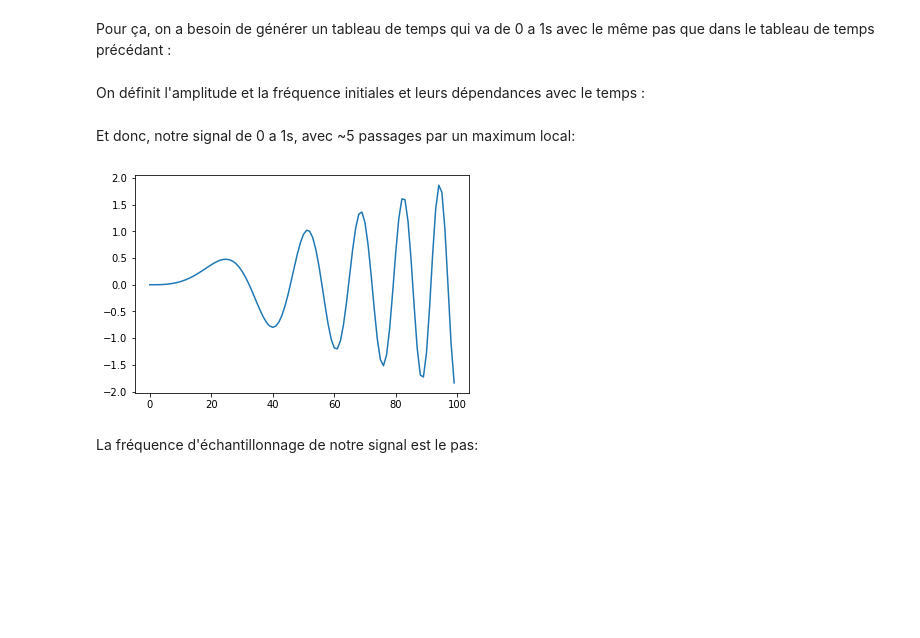
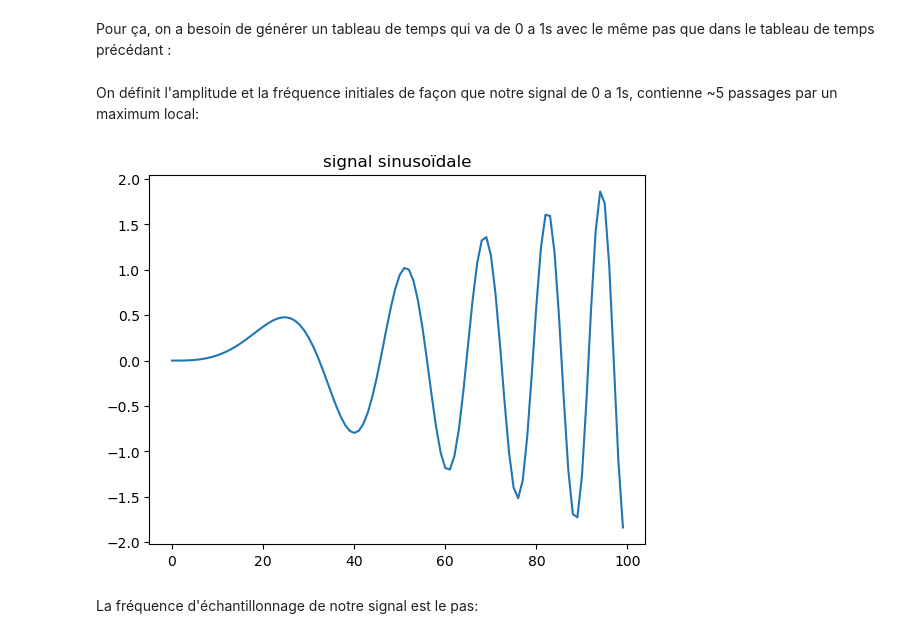
Before and after one commit to Ovive57/M2_filtrage, a Jupyter notebook: Signal_complexe.ipynb, the cells around one changed output. Cells and saved outputs as stored; diff of their text form; code cells hidden in the pictures; blank space fills up the shorter version.

```diff
--- a/Signal_complexe.ipynb
+++ b/Signal_complexe.ipynb
@@ -12,5 +12,9 @@ On crée une fonction permettant de générer un signal sinusoïdal :
 # %%
-def sinusoidal(temps, amplitude, pulsation):
+def sinusoidal(temps, amplitude_init, pulsation_init):
+
+    amplitude = amplitude_init*temps
+    pulsation = pulsation_init*temps
+
     signal = amplitude*np.sin(pulsation*temps)
     return signal
 # %% [markdown]
@@ -20,4 +24,4 @@ Pour ça, on a besoin de générer un tableau de temps qui va de 0 a 1s avec le
 # %%
 temps1 = temps[0:100]
 # %% [markdown]
-On définit l'amplitude et la fréquence initiales et leurs dépendances avec le temps :
+On définit l'amplitude et la fréquence initiales de façon que notre signal de 0 a 1s, contienne ~5 passages par un maximum local:
@@ -30,12 +28,14 @@ pulsation = puls_init*temps[0:100]
-# %% [markdown]
-Et donc, notre signal de 0 a 1s, avec ~5 passages par un maximum local:
 # %%
-signal = sinusoidal(temps[0:100], amplitude, pulsation)
+amp_init = 2
+puls_init = 30 # en rad/s
+
+signal = sinusoidal(temps1, amp_init, puls_init)
 
 plt.plot(signal)
+plt.title('signal sinusoïdale')
 plt.show()
 # %% [output]
-[figure, old version]
+[figure, new version]
 # %% [markdown]
 La fréquence d'échantillonnage de notre signal est le pas:
 # %%
```
Also changed, not shown: parts of 42 cells of this notebook.
